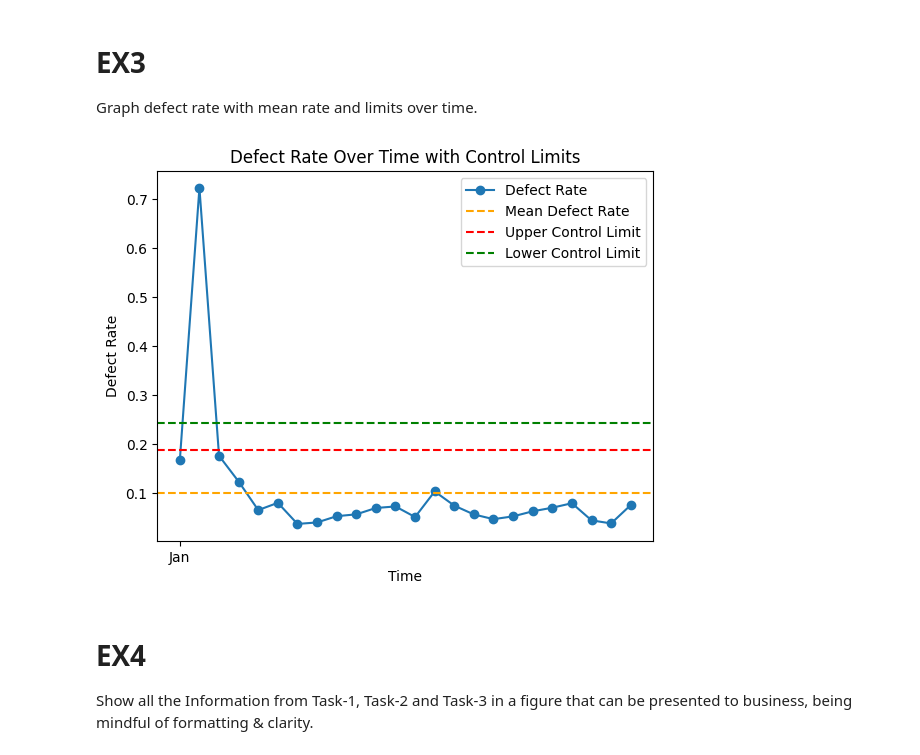
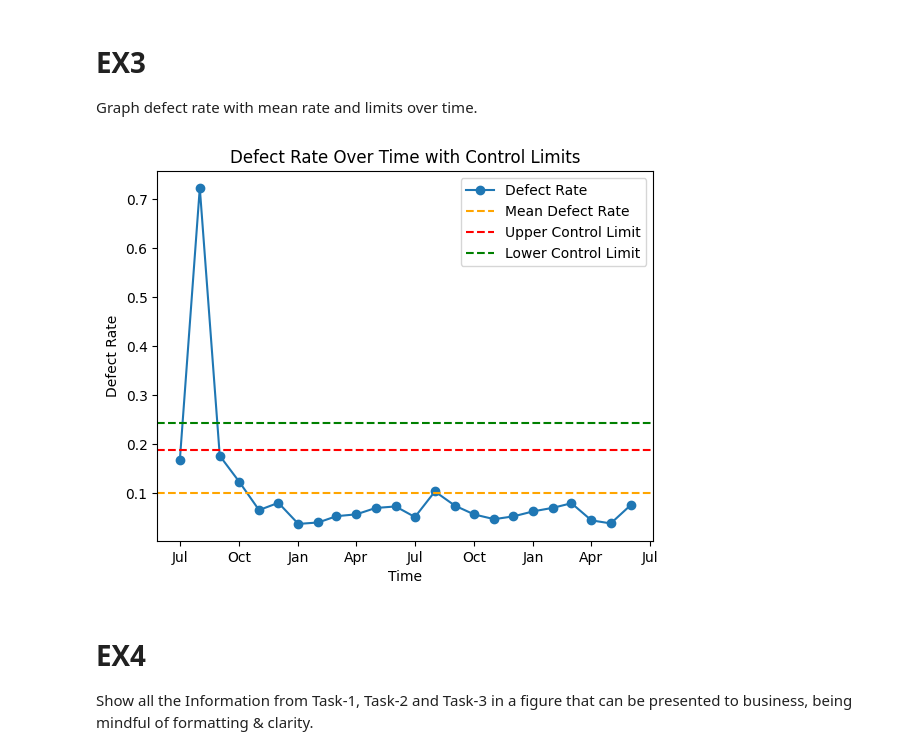
Before and after one commit to Zenog400/ds-m1-0424-code-solutions, a Jupyter notebook: visualization-project-laptop-defects/Laptop Defects.ipynb, the cells around one changed output. Cells and saved outputs as stored; diff of their text form; code cells hidden in the pictures.

```diff
--- a/visualization-project-laptop-defects/Laptop Defects.ipynb
+++ b/visualization-project-laptop-defects/Laptop Defects.ipynb
@@ -48,24 +48,24 @@ Graph defect rate with mean rate and limits over time.
 # %%
 defect_rate = data["Defects"]/data["Opportunities"]
 mean_defect_rate = defect_rate.mean()
 stdev2 = data['2 Sigma limit']/1000000
 stdev3 = data['3 Sigma limit']/1000000
 stdev_defect_rate = defect_rate.std()
 ctrl_lim_upper = mean_defect_rate+3*stdev_defect_rate
 ctrl_lim_lower = mean_defect_rate-3*stdev_defect_rate
 
-plt.plot(data.index,defect_rate,marker='o',linestyle='-',label="Defect Rate")
+plt.plot(data["Month"],defect_rate,marker='o',linestyle='-',label="Defect Rate")
 plt.axhline(y=mean_defect_rate,linestyle='--',color='orange',label="Mean Defect Rate")
 plt.axhline(y=stdev2[0],linestyle='--',color='red',label="Upper Control Limit")
 plt.axhline(y=stdev3[0],linestyle='--',color='green',label="Lower Control Limit")
 plt.title("Defect Rate Over Time with Control Limits")
 plt.xlabel("Time")
 plt.ylabel("Defect Rate")
 plt.legend()
 plt.gca().xaxis.set_major_locator(mdates.MonthLocator(bymonth=[1,4,7,10]))
 plt.gca().xaxis.set_major_formatter(mdates.DateFormatter('%b'))
 # %% [output]
-[figure, old version]
+[figure, new version]
 # %% [markdown]
 # EX4
 
```
Also changed, not shown: parts of 1 cell of this notebook.
